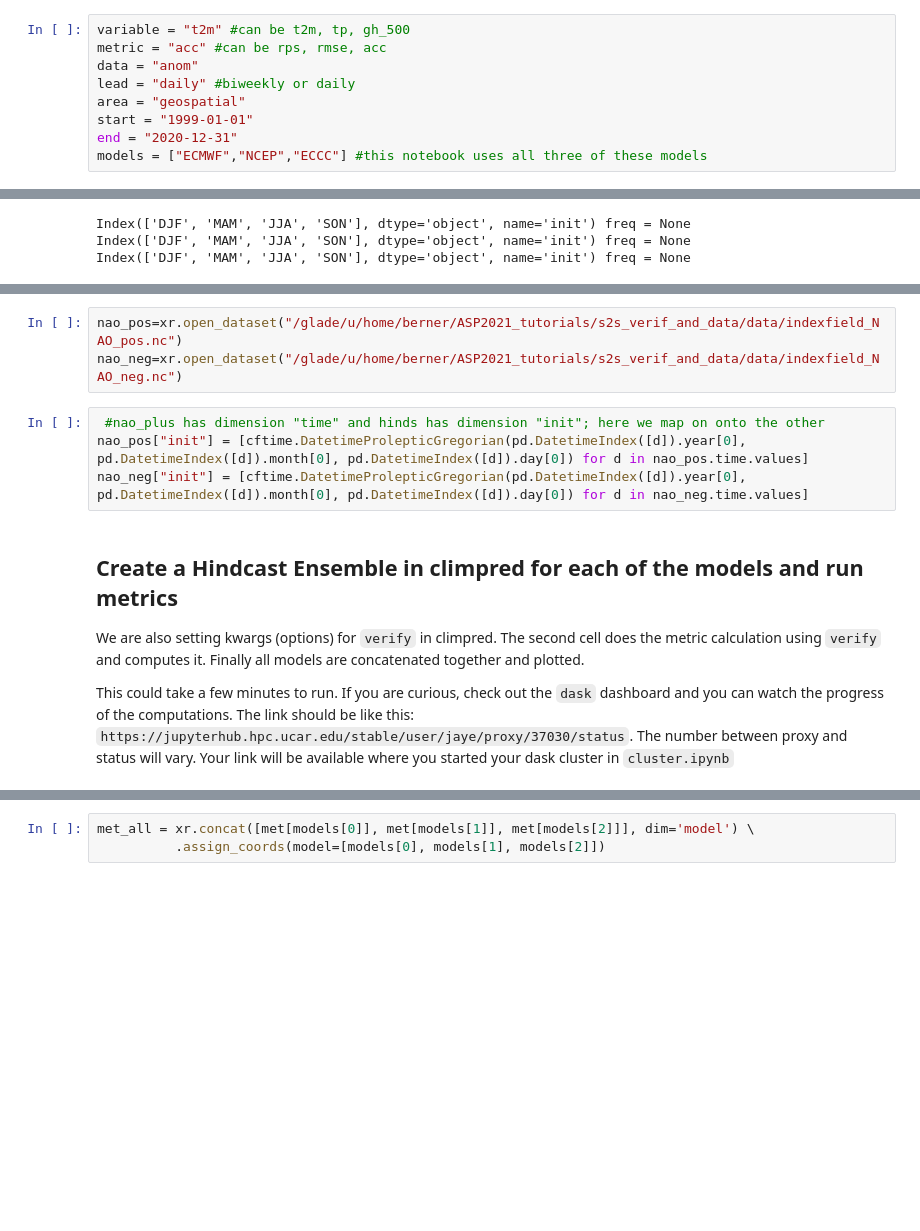
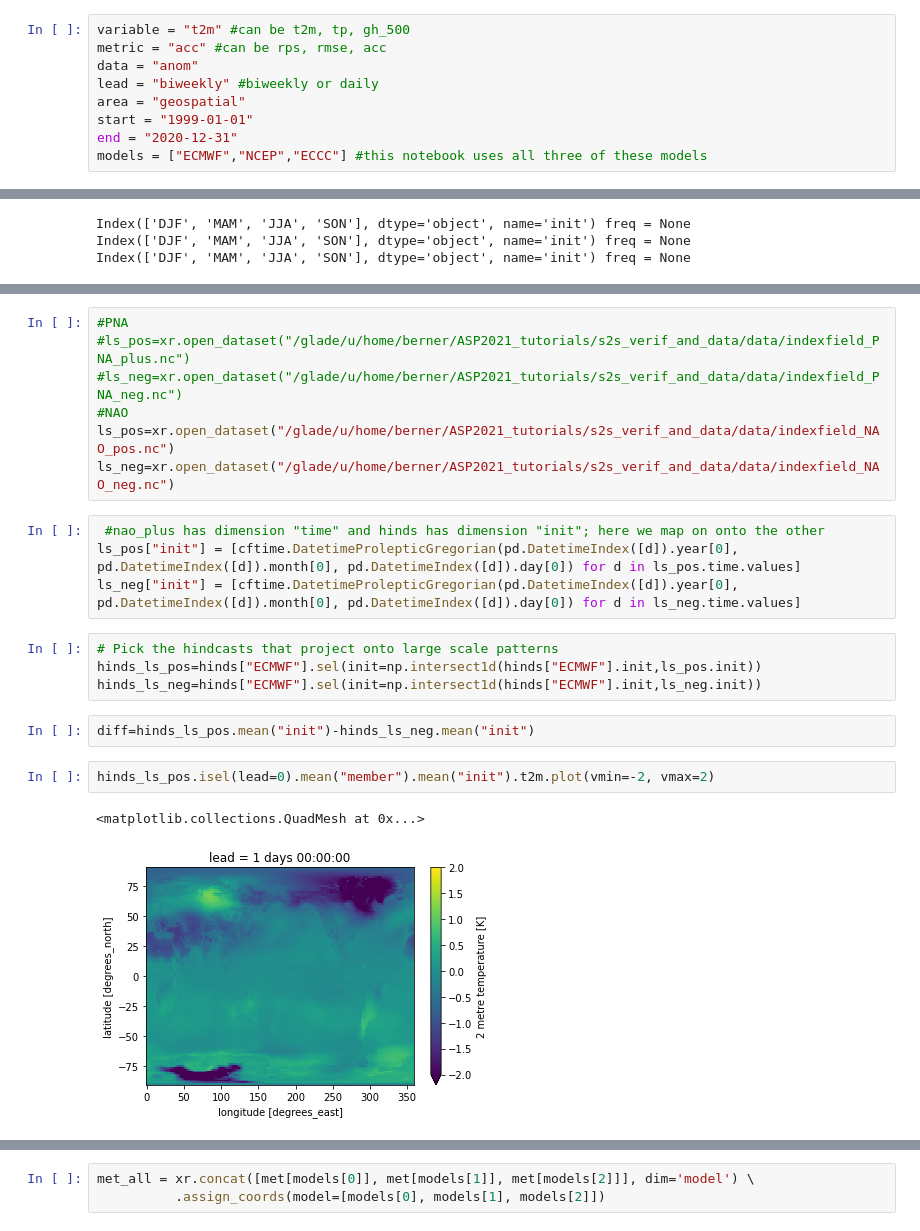
Before and after one commit to NCAR-ASP-2021/s2s_verif_and_data, a Jupyter notebook: 6a_metrics_state_dependence.ipynb, the cells around one changed output, grey strips where cells are left out. Cells and saved outputs as stored; diff of their text form; blank space fills up the shorter version.

```diff
--- a/6a_metrics_state_dependence.ipynb
+++ b/6a_metrics_state_dependence.ipynb
@@ -57,7 +42,7 @@ client = Client("tcp://10.12.206.46:46659")
 variable = "t2m" #can be t2m, tp, gh_500
 metric = "acc" #can be rps, rmse, acc
 data = "anom"
-lead = "daily" #biweekly or daily
+lead = "biweekly" #biweekly or daily
 area = "geospatial"
 start = "1999-01-01"
 end = "2020-12-31"
@@ -113,13 +100,22 @@ Index(['DJF', 'MAM', 'JJA', 'SON'], dtype='object', name='init') freq = None
 # %%
-nao_pos=xr.open_dataset("/glade/u/home/berner/ASP2021_tutorials/s2s_verif_and_data/data/indexfield_NAO_pos.nc")
-nao_neg=xr.open_dataset("/glade/u/home/berner/ASP2021_tutorials/s2s_verif_and_data/data/indexfield_NAO_neg.nc")
+#PNA
+#ls_pos=xr.open_dataset("/glade/u/home/berner/ASP2021_tutorials/s2s_verif_and_data/data/indexfield_PNA_plus.nc")
+#ls_neg=xr.open_dataset("/glade/u/home/berner/ASP2021_tutorials/s2s_verif_and_data/data/indexfield_PNA_neg.nc")
+#NAO
+ls_pos=xr.open_dataset("/glade/u/home/berner/ASP2021_tutorials/s2s_verif_and_data/data/indexfield_NAO_pos.nc")
+ls_neg=xr.open_dataset("/glade/u/home/berner/ASP2021_tutorials/s2s_verif_and_data/data/indexfield_NAO_neg.nc")
 # %%
  #nao_plus has dimension "time" and hinds has dimension "init"; here we map on onto the other
-nao_pos["init"] = [cftime.DatetimeProlepticGregorian(pd.DatetimeIndex([d]).year[0], pd.DatetimeIndex([d]).month[0], pd.DatetimeIndex([d]).day[0]) for d in nao_pos.time.values]
-nao_neg["init"] = [cftime.DatetimeProlepticGregorian(pd.DatetimeIndex([d]).year[0], pd.DatetimeIndex([d]).month[0], pd.DatetimeIndex([d]).day[0]) for d in nao_neg.time.values]
+ls_pos["init"] = [cftime.DatetimeProlepticGregorian(pd.DatetimeIndex([d]).year[0], pd.DatetimeIndex([d]).month[0], pd.DatetimeIndex([d]).day[0]) for d in ls_pos.time.values]
+ls_neg["init"] = [cftime.DatetimeProlepticGregorian(pd.DatetimeIndex([d]).year[0], pd.DatetimeIndex([d]).month[0], pd.DatetimeIndex([d]).day[0]) for d in ls_neg.time.values]
-# %% [markdown]
-## Create a Hindcast Ensemble in climpred for each of the models and run metrics
-
-We are also setting kwargs (options) for `verify` in climpred. The second cell does the metric calculation using `verify` and computes it. Finally all models are concatenated together and plotted.
-
-This could take a few minutes to run. If you are curious, check out the `dask` dashboard and you can watch the progress of the computations. The link should be like this: `https://jupyterhub.hpc.ucar.edu/stable/user/jaye/proxy/37030/status`. The number between proxy and status will vary. Your link will be available where you started your dask cluster in `cluster.ipynb`
+# %%
+# Pick the hindcasts that project onto large scale patterns
+hinds_ls_pos=hinds["ECMWF"].sel(init=np.intersect1d(hinds["ECMWF"].init,ls_pos.init))
+hinds_ls_neg=hinds["ECMWF"].sel(init=np.intersect1d(hinds["ECMWF"].init,ls_neg.init))
+# %%
+diff=hinds_ls_pos.mean("init")-hinds_ls_neg.mean("init")
+# %%
+hinds_ls_pos.isel(lead=0).mean("member").mean("init").t2m.plot(vmin=-2, vmax=2)
+# %% [output]
+<matplotlib.collections.QuadMesh at 0x...>
+[figure, added]
```
Also changed, not shown: parts of 28 cells of this notebook.
